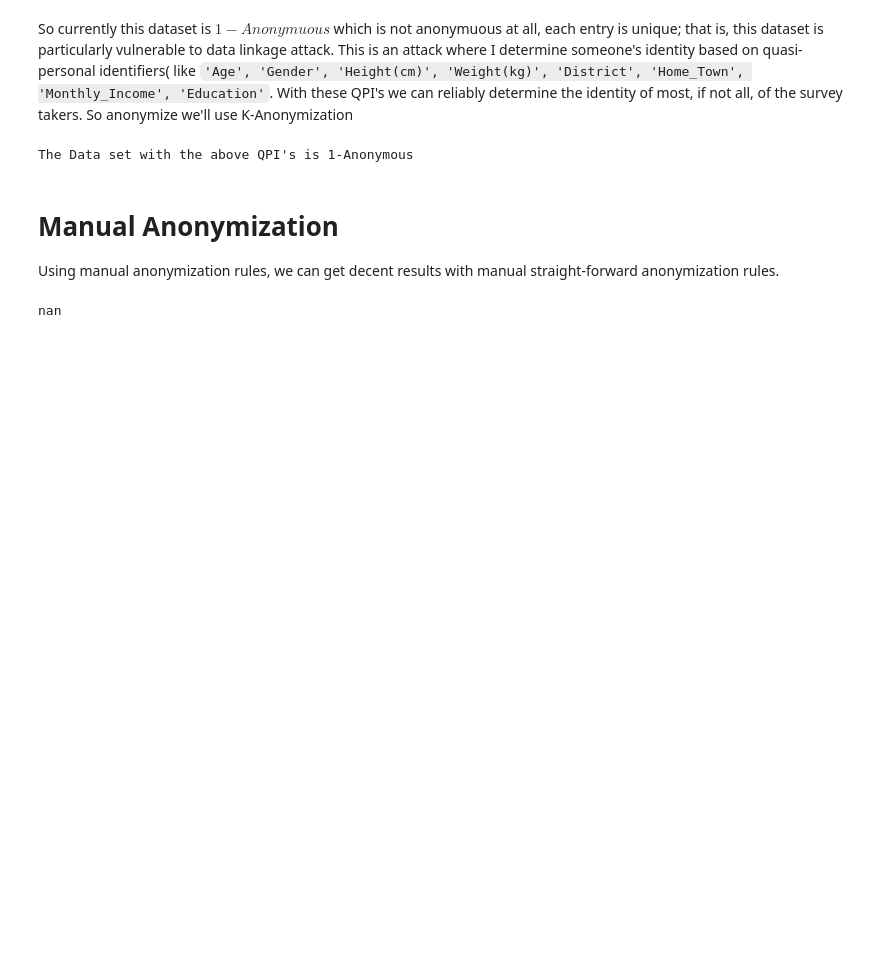
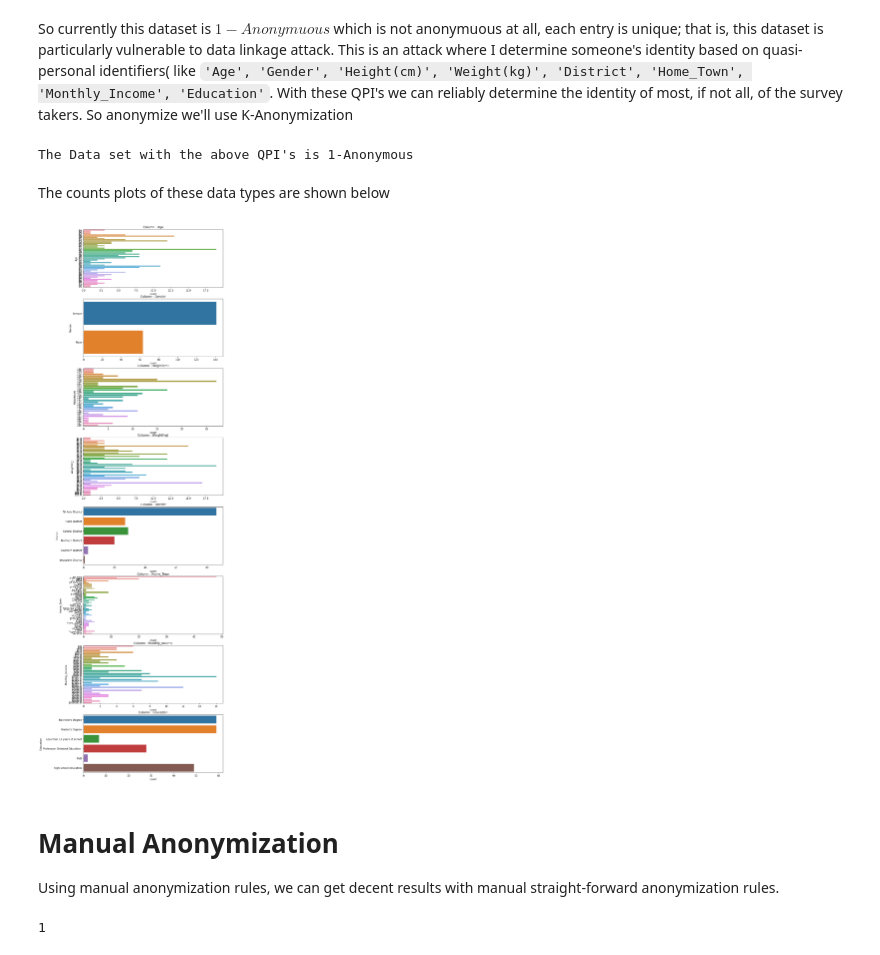
Before and after one commit to joseph-c-mcguire/Privacy-Research, a Jupyter notebook: K_Anonymity.ipynb, the cells around one changed output. Cells and saved outputs as stored; diff of their text form; code cells hidden in the pictures; blank space fills up the shorter version.

```diff
--- a/K_Anonymity.ipynb
+++ b/K_Anonymity.ipynb
@@ -47,6 +47,3 @@ Data columns (total 26 columns):
  25  Strory_Attached_To_Garment   157 non-null    object
 dtypes: float64(4), int64(7), object(15)
 memory usage: 41.6+ KB
-# %%
-df = df.fillna('NaN')
-df.info()
@@ -88,18 +70,42 @@ def k_anonymous(data, columns):
 print('The Data set with the above QPI\'s is ' + str(k_anonymous(df, ['Age', 'Gender', 'Height(cm)', 'Weight(kg)', 'District', 'Home_Town', 'Monthly_Income', 'Education'])) + '-Anonymous')
 # %% [output]
 The Data set with the above QPI's is 1-Anonymous
+# %% [markdown]
+The counts plots of these data types are shown below
+# %%
+import seaborn as sns
+import matplotlib.pyplot as plt
+
+columns = ['Age', 'Gender', 'Height(cm)', 'Weight(kg)', 'District',
+           'Home_Town', 'Monthly_Income', 'Education']
+
+fig, ax = plt.subplots(len(columns), figsize = (10,40))
+for i in range(len(columns)):
+  ax[i].set_title('Column : ' + str(columns[i]))
+  sns.countplot(y = columns[i], data = df, ax = ax[i])
+# %% [output]
+[figure, added]
 # %% [markdown]
 # Manual Anonymization
 
 Using manual anonymization rules, we can get decent results with manual straight-forward anonymization rules.
-# %%
-manual = df.loc[:,['Age', 'Gender', 'Height(cm)', 'Weight(kg)', 'District', 'Home_Town', 'Monthly_Income', 'Education']].copy(deep = True)
-# bins
-manual_anon = pd.DataFrame()
-manual_anon['Age'] = bins = pd.cut(manual.Age, range(min(manual.Age.min(),10), max(manual.Age.max(), 100),5))
-manual_anon['Gender'] = manual['Gender']
-manual_anon['Height(cm)'] = bins = pd.cut(manual['Height(cm)'], range(min(manual['Height(cm)'].min(),100), max(manual['Height(cm)'].max(), 100),10))
-
-k_anonymous(manual_anon,['Age','Gender','Height(cm)'])
-# %% [output]
-nan
+# %%
+manual = df.loc[:,['Age', 'Gender', 'Height(cm)',
+                   'Weight(kg)', 'District', 'Home_Town',
+                   'Monthly_Income', 'Education']].copy(deep = True)
+
+manual_anon = manual.copy(deep = True)
+# print('-'*20 + 'Maximums' + '-'*20)
+# print(manual_anon.max())
+# print('-'*20 + 'Minimums' + '-'*20)
+# print(manual_anon.min())
+# print('-'*20 + 'df.info()' + '-'*20)
+# manual_anon.info()
+
+manual_anon.loc[:,'Age'] = pd.cut(manual_anon.Age, range(-1,90,10))
+manual_anon.loc[:,'Height(cm)'] = pd.cut(manual_anon['Height(cm)'], range(-1,190,10))
+manual_anon.loc[:,'Weight(kg)'] = pd.qcut(manual_anon['Weight(kg)'], q = 4)
+manual_anon.loc[:,'Monthly_Income'] = pd.qcut(manual_anon['Monthly_Income'], q = 4, precision = 1)
+k_anonymous(manual_anon, ['Weight(kg)', 'Height(cm)'])
+# %% [output]
+1
```
Also changed, not shown: parts of 6 cells of this notebook.
